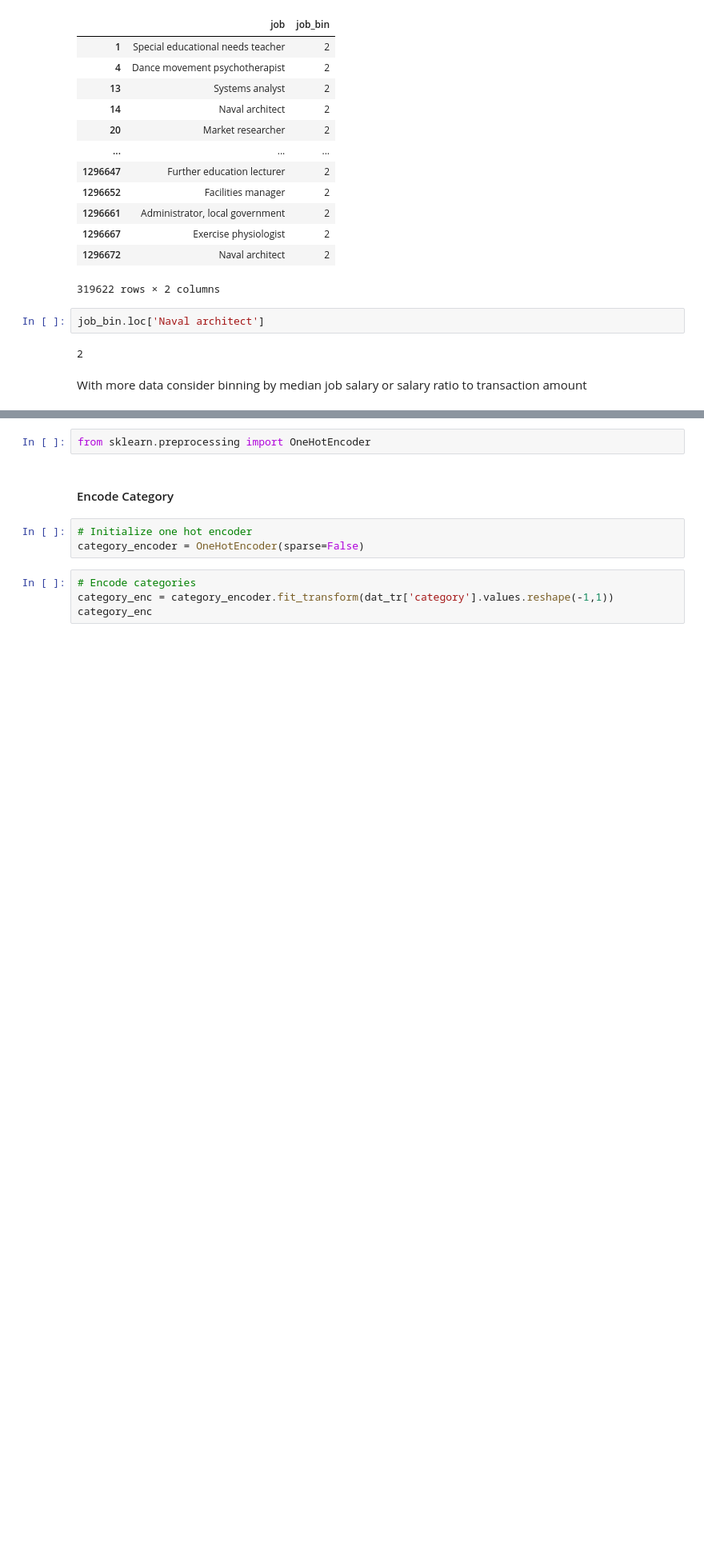
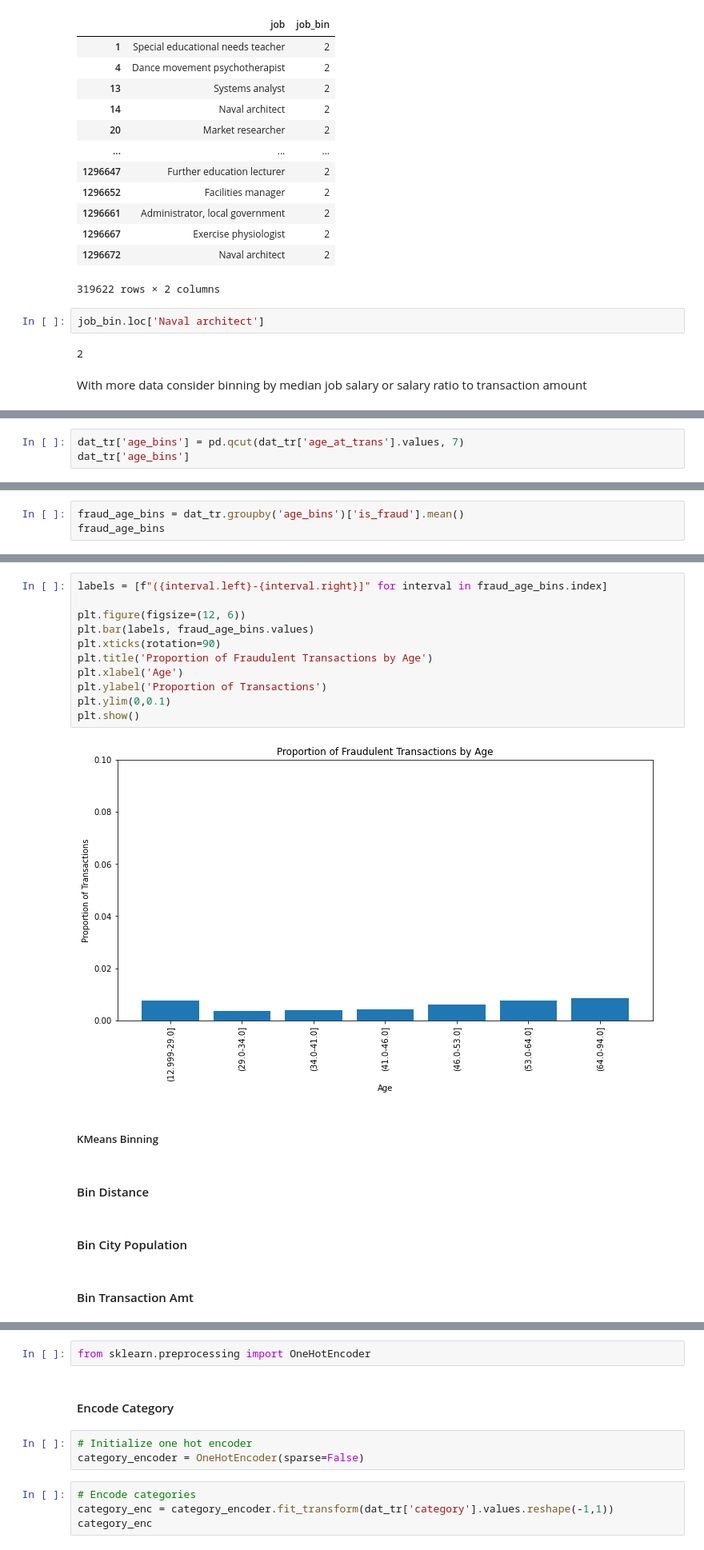
Before and after one commit to anabellafalk/cc_fraud_detection, a Jupyter notebook: data_prep.ipynb, the cells around one changed output, grey strips where cells are left out. Shown at 80% size. Saved outputs shown, nothing was run; the diff lists cells and outputs as text; blank space fills up the shorter version.

```diff
--- a/data_prep.ipynb
+++ b/data_prep.ipynb
@@ -160,0 +175,3 @@ With more data consider binning by median job salary or salary ratio to transact
+# %%
+dat_tr['age_bins'] = pd.qcut(dat_tr['age_at_trans'].values, 7)
+dat_tr['age_bins']
@@ -160,0 +192,3 @@ With more data consider binning by median job salary or salary ratio to transact
+# %%
+fraud_age_bins = dat_tr.groupby('age_bins')['is_fraud'].mean()
+fraud_age_bins
@@ -160,0 +212,21 @@ With more data consider binning by median job salary or salary ratio to transact
+# %%
+labels = [f"({interval.left}-{interval.right}]" for interval in fraud_age_bins.index]
+
+plt.figure(figsize=(12, 6))
+plt.bar(labels, fraud_age_bins.values)
+plt.xticks(rotation=90)
+plt.title('Proportion of Fraudulent Transactions by Age')
+plt.xlabel('Age')
+plt.ylabel('Proportion of Transactions')
+plt.ylim(0,0.1)
+plt.show()
+# %% [output]
+[figure, added]
+# %% [markdown]
+##### KMeans Binning
+# %% [markdown]
+#### Bin Distance
+# %% [markdown]
+#### Bin City Population
+# %% [markdown]
+#### Bin Transaction Amt
```
Also changed, not shown: parts of 32 cells of this notebook, 2 other files.
